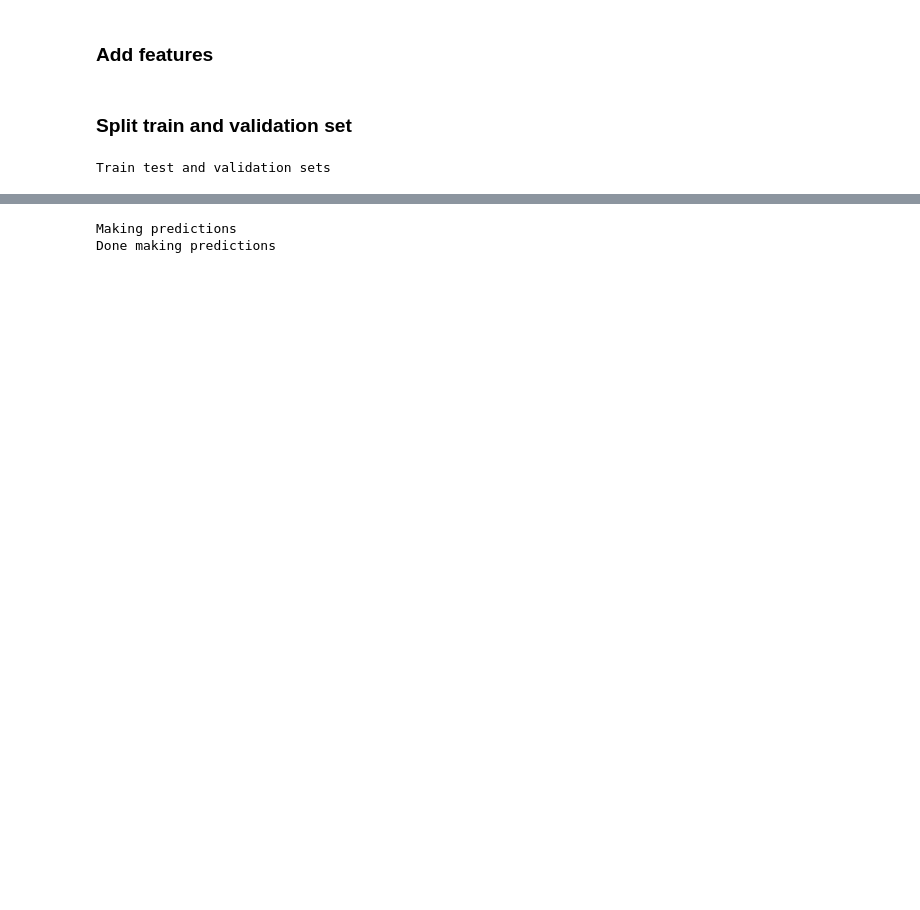
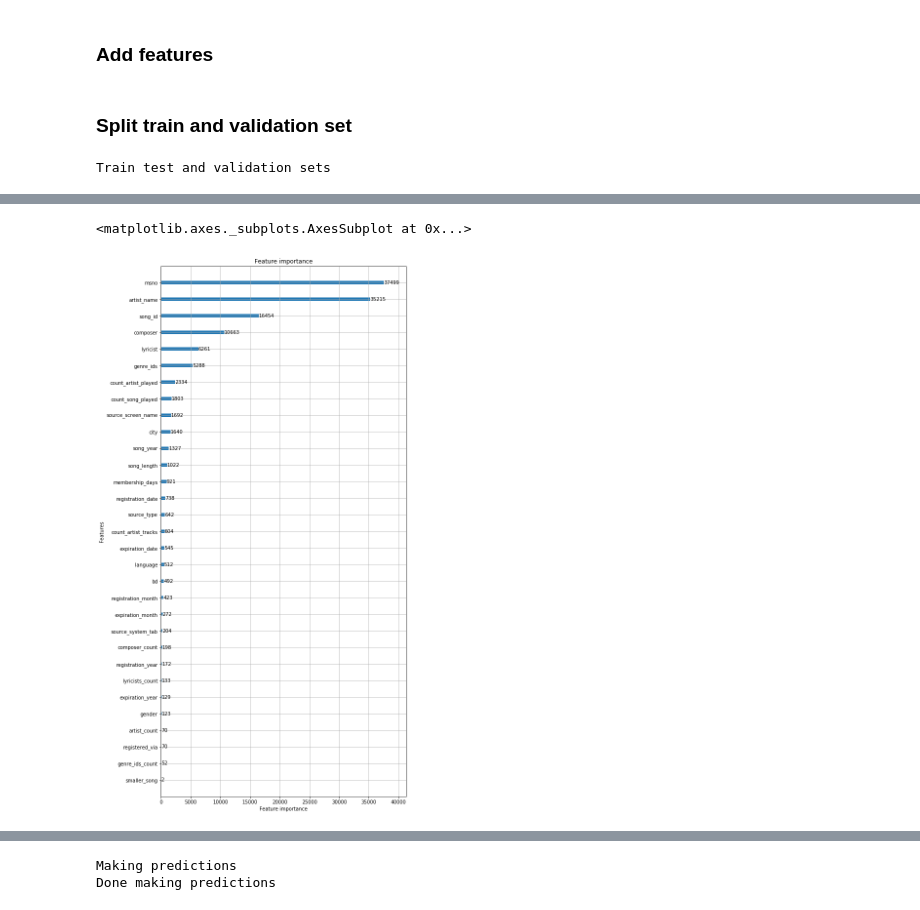
Before and after one commit to XiaoxiaoLi/kaggle-wsdm-music-recommendation, a Jupyter notebook: notebooks/Untitled.ipynb, the cells around one changed output, grey strips where cells are left out. Drawn from its saved outputs; the diff is of its cells as text; code cells hidden in the pictures; blank space fills up the shorter version.

```diff
--- a/notebooks/Untitled.ipynb
+++ b/notebooks/Untitled.ipynb
@@ -46,7 +38,8 @@ test = pd.read_csv(data_path + 'test.csv', dtype={'msno' : 'category',
                                                 'source_screen_name' : 'category',
                                                 'source_type' : 'category',
                                                 'song_id' : 'category'})
-songs = pd.read_csv(data_path + 'songs.csv',dtype={'genre_ids': 'category',
+# Fix songs list https://www.kaggle.com/alexklibisz/songs-csv-quote-errors-cause-513-missing-songs
+songs = pd.read_csv(data_path + 'songs.fixed.csv',dtype={'genre_ids': 'category',
                                                   'language' : 'category',
                                                   'artist_name' : 'category',
                                                   'composer' : 'category',
@@ -144,27 +140,27 @@ def is_featured(x):
 
 train['artist_name'].fillna('no_artist',inplace=True)
 test['artist_name'].fillna('no_artist',inplace=True)
-train['is_featured'] = train['artist_name'].apply(is_featured).astype(np.int8)
-test['is_featured'] = test['artist_name'].apply(is_featured).astype(np.int8)
+# train['is_featured'] = train['artist_name'].apply(is_featured).astype(np.int8)
+# test['is_featured'] = test['artist_name'].apply(is_featured).astype(np.int8)
 
 def artist_count(x):
     if x == '佚名':
         return 0
-    if x == '群星':
+    if x == '群星' or x == 'Various Artists':
         return -1
     return sum(map(x.count, ['|', ',', 'feat', '&', 'and'])) + 1
 
 train['artist_count'] = train['artist_name'].apply(artist_count).astype(np.int8)
 test['artist_count'] = test['artist_name'].apply(artist_count).astype(np.int8)
 
-# if artist is same as composer
-train['artist_composer'] = (train['artist_name'] == train['composer']).astype(np.int8)
-test['artist_composer'] = (test['artist_name'] == test['composer']).astype(np.int8)
+# # if artist is same as composer
+# train['artist_composer'] = (train['artist_name'] == train['composer']).astype(np.int8)
+# test['artist_composer'] = (test['artist_name'] == test['composer']).astype(np.int8)
 
 
-# if artist, lyricist and composer are all three same
-train['artist_composer_lyricist'] = ((train['artist_name'] == train['composer']) & (train['artist_name'] == train['lyricist']) & (train['composer'] == train['lyricist'])).astype(np.int8)
-test['artist_composer_lyricist'] = ((test['artist_name'] == test['composer']) & (test['artist_name'] == test['lyricist']) & (test['composer'] == test['lyricist'])).astype(np.int8)
+# # if artist, lyricist and composer are all three same
+# train['artist_composer_lyricist'] = ((train['artist_name'] == train['composer']) & (train['artist_name'] == train['lyricist']) & (train['composer'] == train['lyricist'])).astype(np.int8)
+# test['artist_composer_lyricist'] = ((test['artist_name'] == test['composer']) & (test['artist_name'] == test['lyricist']) & (test['composer'] == test['lyricist'])).astype(np.int8)
 
 # is song language 17 or 45.
 def song_lang_boolean(x):
@@ -172,8 +168,8 @@ def song_lang_boolean(x):
         return 1
     return 0
 
-train['song_lang_boolean'] = train['language'].apply(song_lang_boolean).astype(np.int8)
-test['song_lang_boolean'] = test['language'].apply(song_lang_boolean).astype(np.int8)
+# train['song_lang_boolean'] = train['language'].apply(song_lang_boolean).astype(np.int8)
+# test['song_lang_boolean'] = test['language'].apply(song_lang_boolean).astype(np.int8)
 
 
 _mean_song_length = np.mean(train['song_length'])
@@ -215,3 +211,13 @@ def count_artist_played(x):
 
 train['count_artist_played'] = train['artist_name'].apply(count_artist_played).astype(np.int64)
 test['count_artist_played'] = test['artist_name'].apply(count_artist_played).astype(np.int64)
+# %%
+# number of tracks the artist has
+_artist_tracks_dict = {k: v for k, v in songs['artist_name'].value_counts().iteritems()}
+def count_artist_tracks(artist_name):
+    try:
+        return _artist_tracks_dict[artist_name]
+    except KeyError:
+        return 0
+train['count_artist_tracks'] = train['artist_name'].apply(count_artist_tracks).astype(np.int64)
+test['count_artist_tracks'] = test['artist_name'].apply(count_artist_tracks).astype(np.int64)
@@ -245,16 +253,16 @@ params = {
         'boosting': 'gbdt',
         'learning_rate': 0.2 ,
         'verbose': 5,
-        'num_leaves': 108,
+        'num_leaves': 256,
         'bagging_fraction': 0.95,
         'bagging_freq': 1,
         'bagging_seed': 1,
         'feature_fraction': 0.9,
         'feature_fraction_seed': 1,
         'max_bin': 256,
-        'num_rounds': 300,
+        'num_rounds': 500,
         'metric' : 'auc'
     }
 
-%time model_f1 = lgb.train(params, train_set = lgb_train, valid_sets = lgb_val, verbose_eval=5)
+%time model_f1 = lgb.train(params, train_set = lgb_train, valid_sets = lgb_val, verbose_eval=10)
 # %% [output]
@@ -277,0 +286,6 @@ Wall time: 5min 11s
+# %%
+%matplotlib inline
+lgb.plot_importance(model_f1, figsize=(9,20))
+# %% [output]
+<matplotlib.axes._subplots.AxesSubplot at 0x...>
+[figure, added]
```
Also changed, not shown: parts of 9 cells of this notebook.
